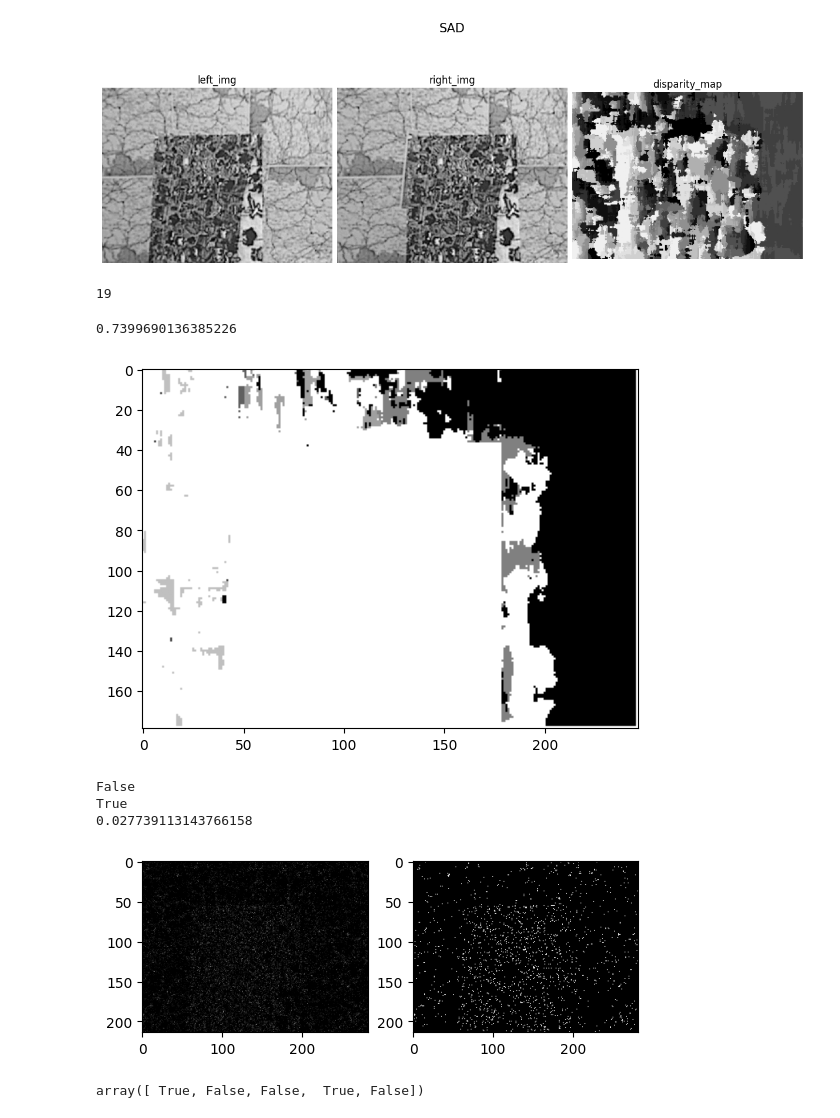
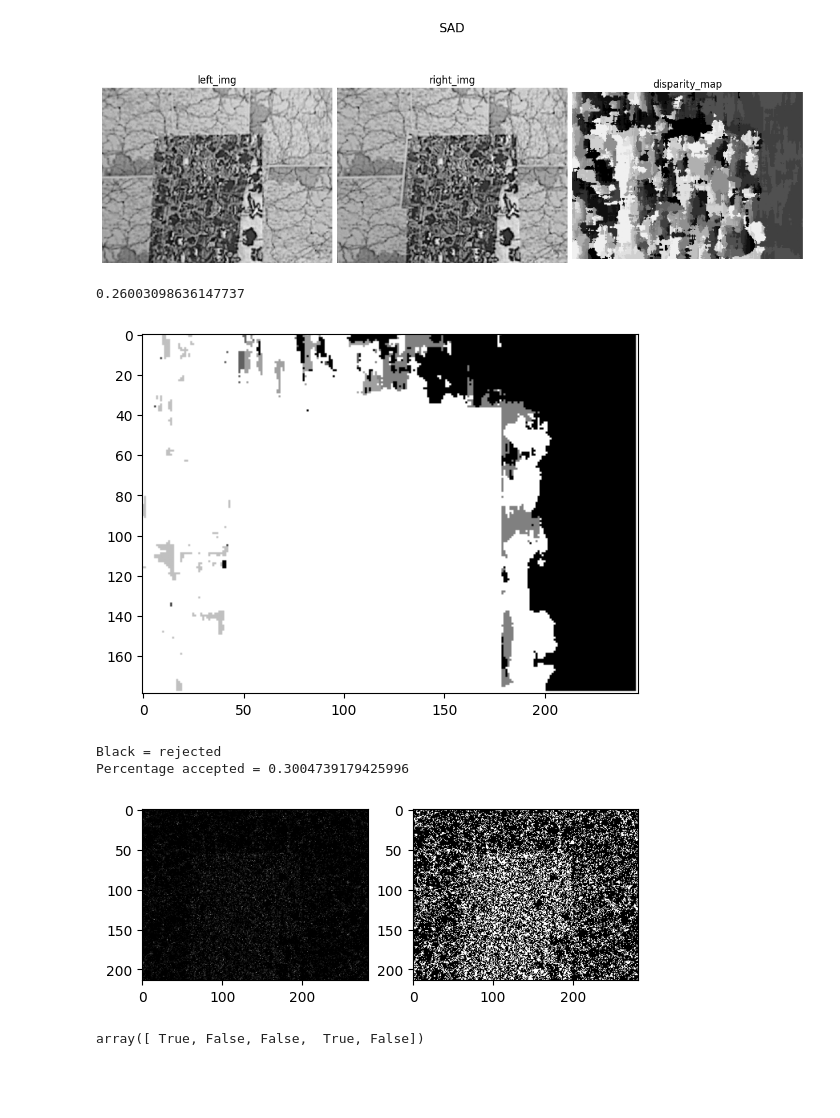
Before and after one commit to MarcelloCeresini/ComputerVision, a Jupyter notebook: src/main.ipynb, the cells around one changed output. Cells and saved outputs as stored; diff of their text form; code cells hidden in the pictures; blank space fills up the shorter version.

```diff
--- a/src/main.ipynb
+++ b/src/main.ipynb
@@ -189,8 +214,8 @@ def SAD(img1, img2, k, disparity_range, search_area=False, zero_meaned=False):
     return disparity_maps
 # %%
 # need to compute the min along disparity axis to find disparity for each pixel
-disparity_maps = SAD(dataset[0]["left_img"], dataset[0]["right_img"], k=19, disparity_range=conf.d_range)
-dataset[0]["SAD"] = disparity_maps
+disparity_maps = dis_similarity_func("SAD", dataset[0]["left_img"], dataset[0]["right_img"], k=19, disparity_range=conf.d_range)
+dataset[0]["disp_function_SAD"] = disparity_maps
 disparity_map = np.argmin(disparity_maps, axis=-1)
 # %%
 np.max(disparity_maps)
@@ -244,8 +269,7 @@ def evaluation_dense(gt, prediction, disp_scale, ignore_border=0):
 # %%
-evaluation_dense(dataset[0]["disp_map"], disparity_map, disp_scale=dataset[0]["disp_scale"], ignore_border=19)
+evaluation_dense(dataset[0]["disp_map_gt"], disparity_map, disp_scale=dataset[0]["disp_scale"], ignore_border=19)
 # %% [output]
-19
+0.26003098636147737
-0.7399690136385226
 [figure]
 # %%
 def moravec(img):
@@ -279,20 +303,20 @@ def get_moravec_mask(img, minimum_interestingness_threshold):
 # %%
 plt.subplot(121)
 plt.imshow(moravec(dataset[0]["left_img"]), cmap="gray", vmin=0, vmax=255)
 plt.subplot(122)
 
-mask = get_moravec_mask(dataset[0]["left_img"], 50)
-print(np.min(mask))
-print(np.max(mask))
-print(np.mean(mask))
+mask = get_moravec_mask(dataset[0]["left_img"], 1)
 
+print("Black = rejected")
+print("Percentage accepted = {}".format(np.mean(mask)))
 plt.imshow(mask, cmap="gray", vmin=0, vmax=1)
 plt.show()
+
+dataset[0]["interest_mask"] = mask
 # %% [output]
-False
-True
-0.027739113143766158
+Black = rejected
+Percentage accepted = 0.3004739179425996
-[figure, old version]
+[figure, new version]
 # %%
 def find_peaks(arr):
     deriv = arr[1:] - arr[:-1]
```
Also changed, not shown: parts of 14 cells of this notebook.
